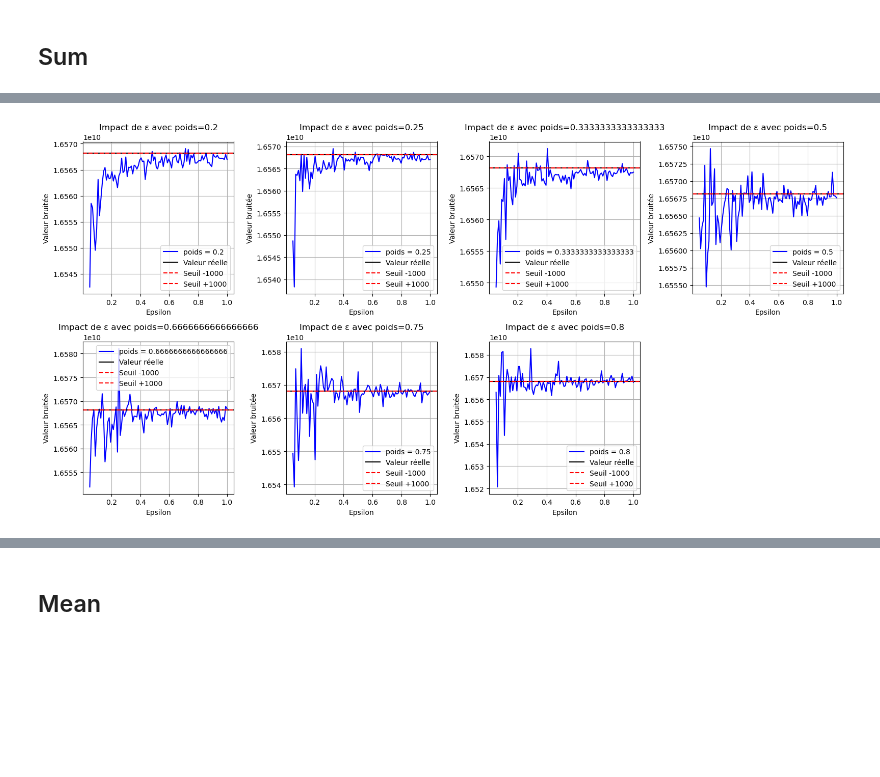
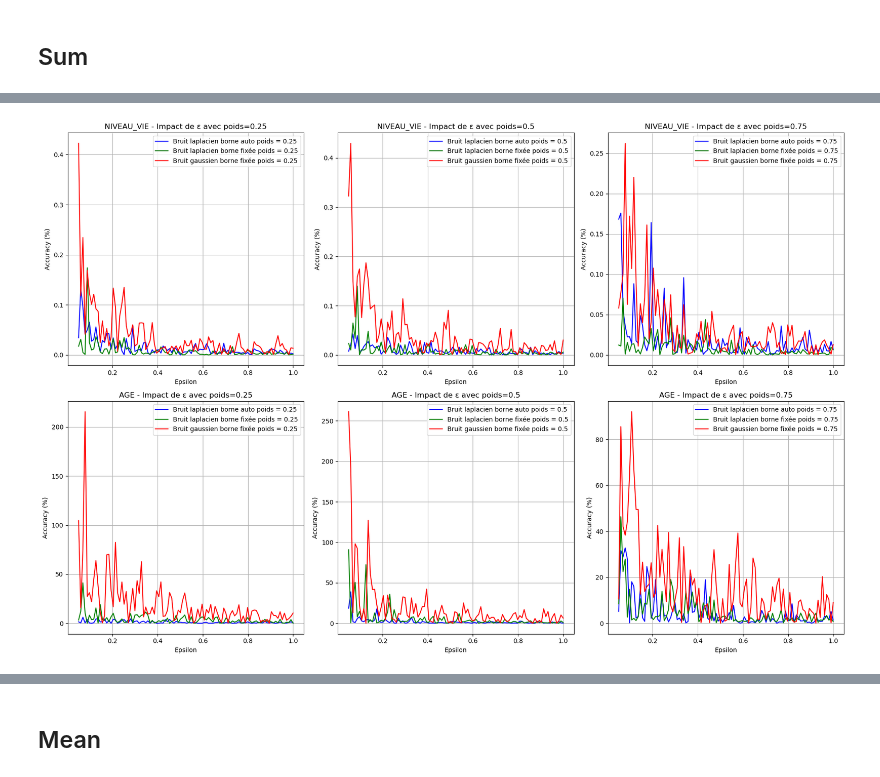
Before and after one commit to StuartBenoliel/Stage_3A, a Jupyter notebook: Didacticiel.ipynb, the cells around one changed output, grey strips where cells are left out. Saved outputs shown, nothing was run; the diff lists cells and outputs as text; code cells hidden in the pictures; blank space fills up the shorter version.

```diff
--- a/Didacticiel.ipynb
+++ b/Didacticiel.ipynb
@@ -215,22 +209,3 @@ Design an algorithm to produce differentially private versions of the following
     Quantiles
 # %% [markdown]
 ## Count
-# %%
-epsilon_values = np.linspace(0.05, 1, 500)
-noisy_values = [laplace_mech(len(df), 1, eps) for eps in epsilon_values]
-noisy_values_gauss = [gaussian_mech(len(df), 1, eps, delta = 1e-5) for eps in epsilon_values]
-
-# Tracé
-plt.figure(figsize=(8, 5))
-plt.plot(epsilon_values, noisy_values, label="Valeur bruitée (Laplace)", color='blue')
-plt.plot(epsilon_values, noisy_values_gauss, label="Valeur bruitée (Gauss)", color='green')
-plt.axhline(len(df), color='black', linestyle='-', label="Valeur réelle")
-plt.axhline(len(df)-10, color='red', linestyle='--', label="Seuil -10")
-plt.axhline(len(df)+10, color='red', linestyle='--', label="Seuil +10")
-
-plt.xlabel("Epsilon")
-plt.ylabel("Valeur bruitée")
-plt.title("Impact d'Epsilon sur le bruit laplacien")
-plt.legend()
-plt.grid()
-plt.show()
@@ -279,31 +383,65 @@ print(df[var_1].sum())
 # %%
 # Paramètres
 epsilon_values = np.linspace(0.05, 1, 100)  # Éviter epsilon=0
-poids_values = [1/5, 1/4, 1/3, 1/2, 2/3, 3/4, 4/5]  # Différentes valeurs de poids
+poids_values = [1/4, 1/2, 3/4]  # Différentes valeurs de poids
 
 # Création des subplots
-fig, axes = plt.subplots(nrows=2, ncols=4, figsize=(16, 8))  # 2 lignes, 4 colonnes
+fig, axes = plt.subplots(nrows=2, ncols=3, figsize=(18, 12))  # 2 lignes, 3 colonnes
 axes = axes.flatten()  # Facilité d'indexation
 
+# Valeur réelle pour les deux variables
+real_value_1 = df[var_1].sum()
+real_value_2 = df[var_2].sum()
+
+# Boucle pour calculer les valeurs bruitées et l'accuracy pour la variable 1
 for i, poids in enumerate(poids_values):
-    noisy_values = [auto_sum(df[var_1], eps, poids) for eps in epsilon_values]
+    # Bruit laplacien, bruit avec borne fixe, bruit gaussien pour variable 1
+    noisy_values_1 = [auto_sum(df[var_1], eps, poids) for eps in epsilon_values]
+    noisy_values_2 = [NoisySum(df[var_1], 0, 500_000, eps) for eps in epsilon_values]
+    noisy_values_3 = [NoisySum(df[var_1], 0, 500_000, eps, 1e-5, distrib="Gauss") for eps in epsilon_values]
 
+    # Calcul de l'accuracy pour chaque valeur bruitée
+    accuracy_1 = [100 * abs(nv - real_value_1) / real_value_1 for nv in noisy_values_1]
+    accuracy_2 = [100 * abs(nv - real_value_1) / real_value_1 for nv in noisy_values_2]
+    accuracy_3 = [100 * abs(nv - real_value_1) / real_value_1 for nv in noisy_values_3]
+
+    # Graphique pour la variable 1
     ax = axes[i]
-    ax.plot(epsilon_values, noisy_values, label=f"poids = {poids}", color='blue')
-    ax.axhline(df[var_1].sum(), color='black', linestyle='-', label="Valeur réelle")
-    ax.axhline(df[var_1].sum() - 1000, color='red', linestyle='--', label="Seuil -1000")
-    ax.axhline(df[var_1].sum() + 1000, color='red', linestyle='--', label="Seuil +1000")
+    ax.plot(epsilon_values, accuracy_1, label=f"Bruit laplacien borne auto poids = {poids}", color='blue')
+    ax.plot(epsilon_values, accuracy_2, label=f"Bruit laplacien borne fixée poids = {poids}", color='green')
+    ax.plot(epsilon_values, accuracy_3, label=f"Bruit gaussien borne fixée poids = {poids}", color='red')
 
     ax.set_xlabel("Epsilon")
-    ax.set_ylabel("Valeur bruitée")
-    ax.set_title(f"Impact de ε avec poids={poids}")
+    ax.set_ylabel("Accuracy (%)")
+    ax.set_title(f"{var_1} - Impact de ε avec poids={poids}")
     ax.legend()
     ax.grid()
 
-# Suppression du dernier subplot vide si le nombre de poids est impair
-fig.delaxes(axes[-1])
+# Boucle pour calculer les valeurs bruitées et l'accuracy pour la variable 2
+for i, poids in enumerate(poids_values):
+    # Bruit laplacien, bruit avec borne fixe, bruit gaussien pour variable 2
+    noisy_values_1 = [auto_sum(df[var_2], eps, poids) for eps in epsilon_values]
+    noisy_values_2 = [NoisySum(df[var_2], 0, 500_000, eps) for eps in epsilon_values]
+    noisy_values_3 = [NoisySum(df[var_2], 0, 500_000, eps, 1e-5, distrib="Gauss") for eps in epsilon_values]
 
+    # Calcul de l'accuracy pour chaque valeur bruitée
+    accuracy_1 = [100 * abs(nv - real_value_2) / real_value_2 for nv in noisy_values_1]
+    accuracy_2 = [100 * abs(nv - real_value_2) / real_value_2 for nv in noisy_values_2]
+    accuracy_3 = [100 * abs(nv - real_value_2) / real_value_2 for nv in noisy_values_3]
+
+    # Graphique pour la variable 2
+    ax = axes[i + 3]  # Décalage de 3 pour placer dans la deuxième ligne
+    ax.plot(epsilon_values, accuracy_1, label=f"Bruit laplacien borne auto poids = {poids}", color='blue')
+    ax.plot(epsilon_values, accuracy_2, label=f"Bruit laplacien borne fixée poids = {poids}", color='green')
+
+    ax.set_xlabel("Epsilon")
+    ax.set_ylabel("Accuracy (%)")
+    ax.set_title(f"{var_2} - Impact de ε avec poids={poids}")
+    ax.legend()
+    ax.grid()
+
+# Ajustement des graphiques pour un affichage propre
 plt.tight_layout()
 plt.show()
 # %% [output]
-[figure, old version]
+[figure, new version]
```
Also changed, not shown: parts of 16 cells of this notebook.
